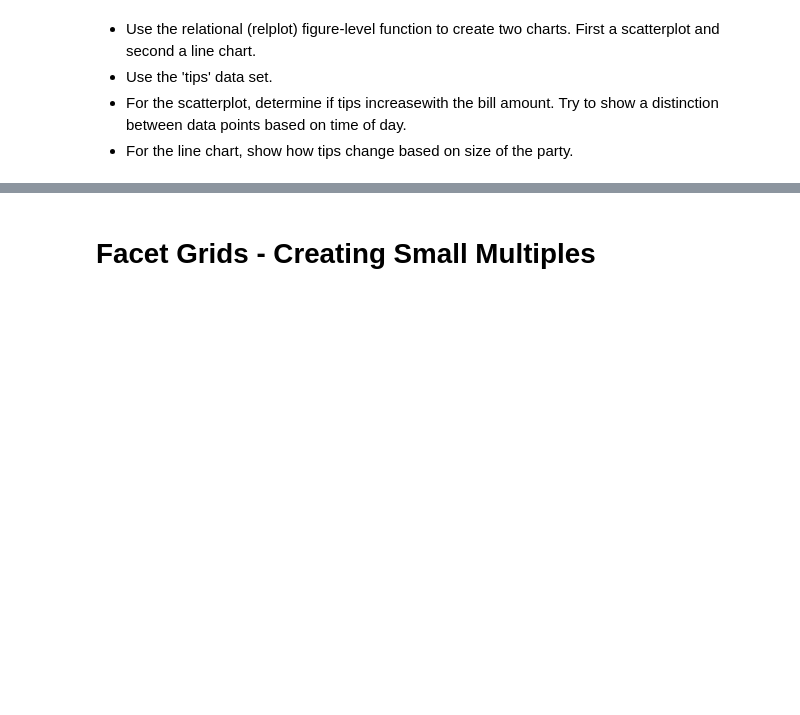
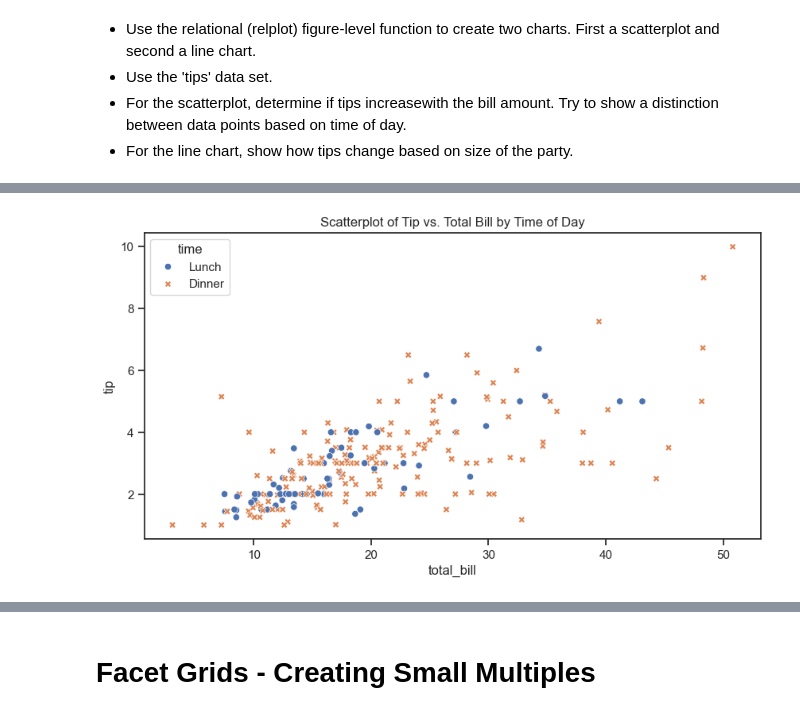
Before and after one commit to jcbowyer/python-visualization-course, a Jupyter notebook: Student 2 - Seaborn 2022.ipynb, the cells around one changed output, grey strips where cells are left out. Drawn from its saved outputs; the diff is of its cells as text; code cells hidden in the pictures; blank space fills up the shorter version.

```diff
--- a/Student 2 - Seaborn 2022.ipynb
+++ b/Student 2 - Seaborn 2022.ipynb
@@ -181,3 +247,15 @@ tips.head()
 # %%
-# Place scatterplot here
+import seaborn as sns
+import matplotlib.pyplot as plt
+
+# Load the tips dataset
+tips = sns.load_dataset("tips")
+
+# Scatterplot: Tips vs. Total Bill, differentiated by time of day
+plt.figure(figsize=(10, 5))
+sns.scatterplot(data=tips, x="total_bill", y="tip", hue="time", style="time")
+plt.title("Scatterplot of Tip vs. Total Bill by Time of Day")
+plt.show()
+# %% [output]
+[figure, added]
 # %%
```
Also changed, not shown: parts of 58 cells of this notebook, 2 other files.
